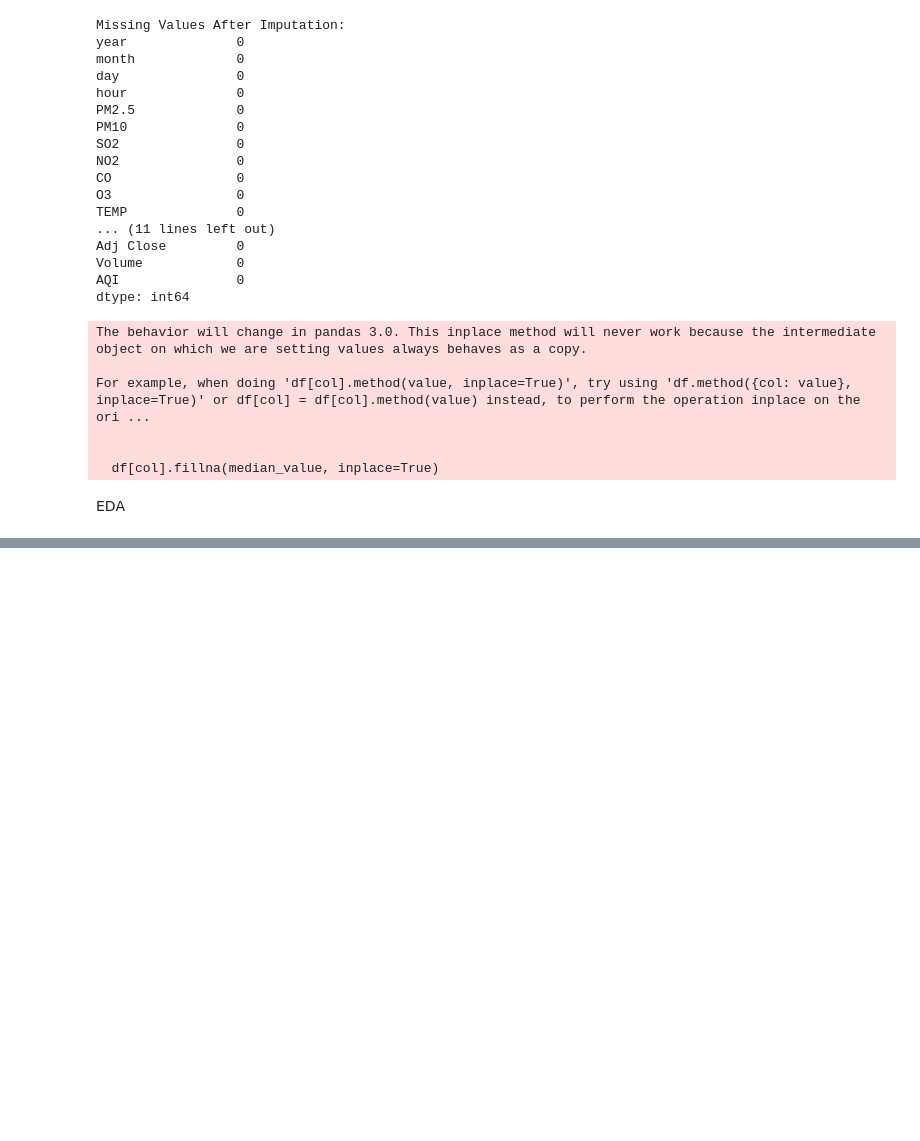
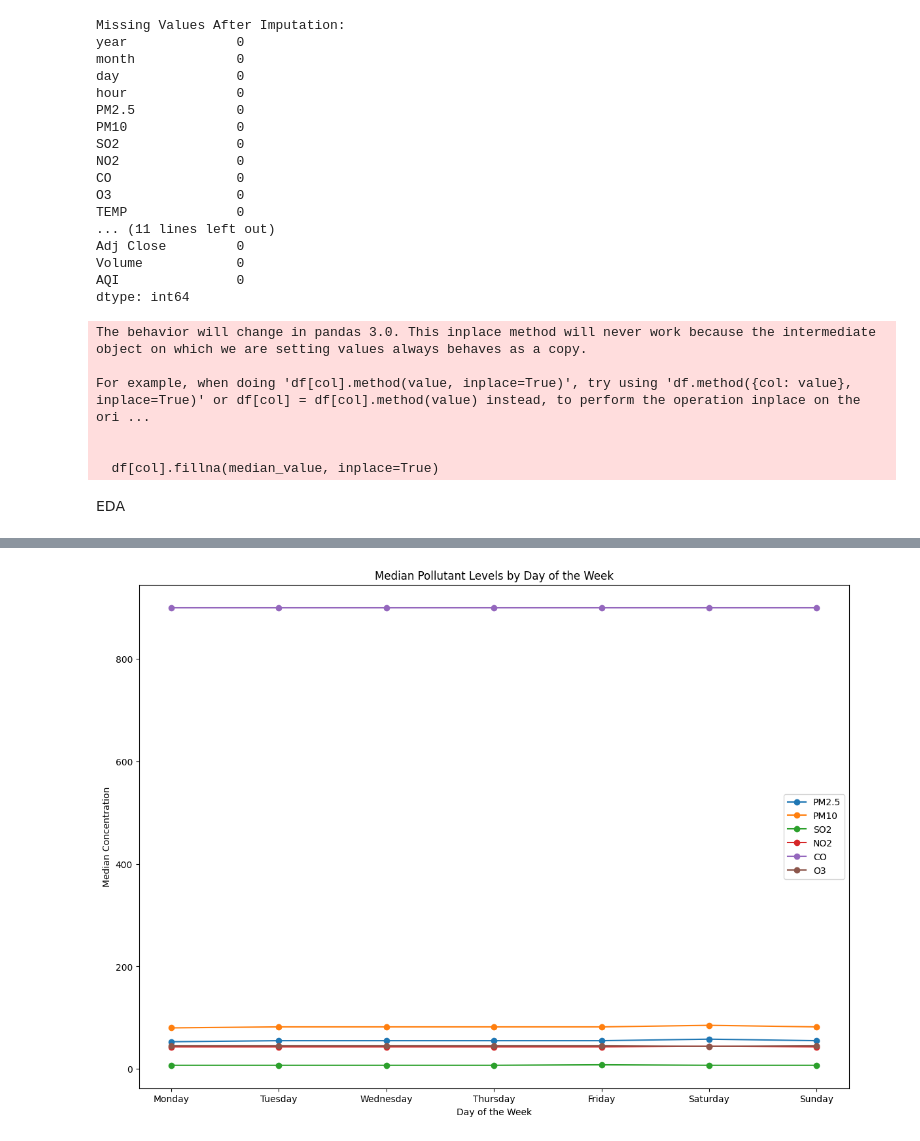
Before and after one commit to premkumarthimmagalla/AQI-App, a Jupyter notebook: st20313528.ipynb, the cells around one changed output, grey strips where cells are left out. Saved outputs shown, nothing was run; the diff lists cells and outputs as text; code cells hidden in the pictures; blank space fills up the shorter version.

```diff
--- a/st20313528.ipynb
+++ b/st20313528.ipynb
@@ -328,0 +375,14 @@ yearly_median = df.groupby('year')[pollutants].median().reset_index()
+# %%
+# Analyzing pollutants by day of the week
+days_order = ['Monday', 'Tuesday', 'Wednesday', 'Thursday', 'Friday', 'Saturday', 'Sunday']
+plt.figure(figsize=(14, 10))
+for pollutant in pollutants:
+    day_median = df.groupby('day_of_week')[pollutant].median().reindex(days_order)
+    plt.plot(days_order, day_median, marker='o', label=pollutant)
+plt.xlabel('Day of the Week')
+plt.ylabel('Median Concentration')
+plt.title('Median Pollutant Levels by Day of the Week')
+plt.legend()
+plt.show()
+# %% [output]
+[figure, added]
```
Also changed, not shown: parts of 5 cells of this notebook.
